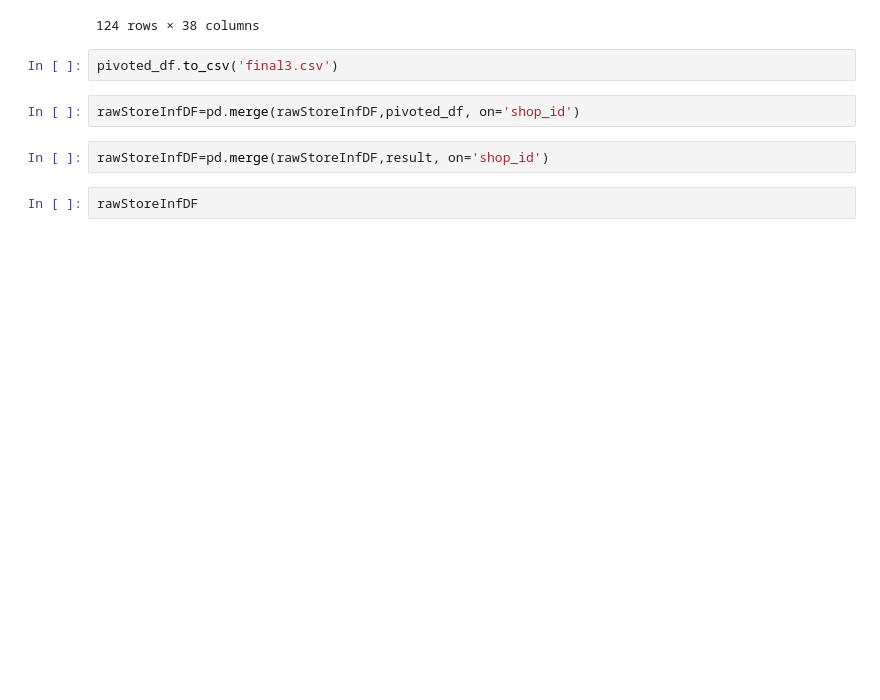
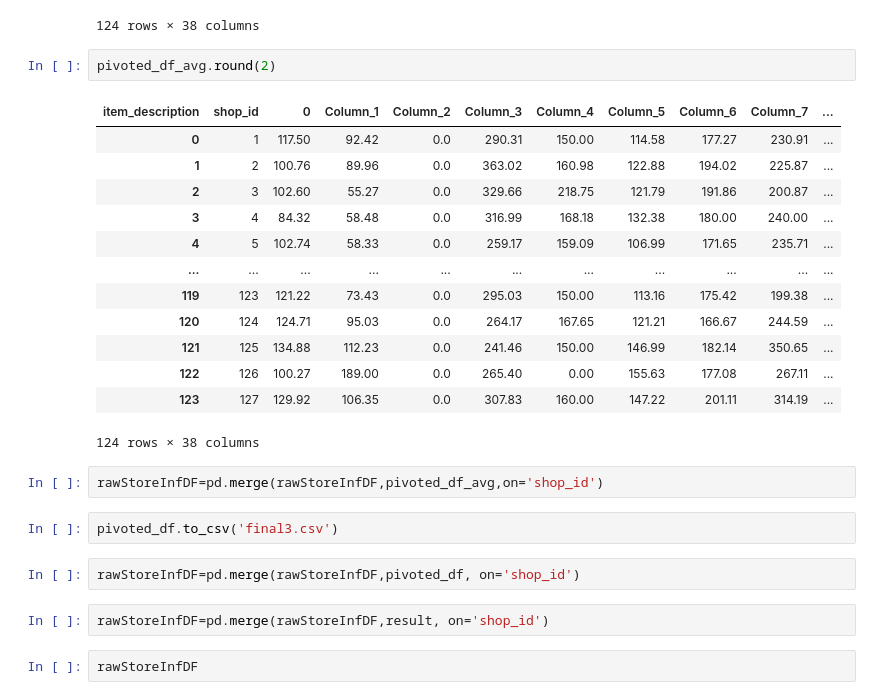
Before and after one commit to codened/DataStorm-4.0, a Jupyter notebook: stormingRoundDay_3/new.ipynb, the cells around one changed output. Drawn from its saved outputs; the diff is of its cells as text; blank space fills up the shorter version.

```diff
--- a/stormingRoundDay_3/new.ipynb
+++ b/stormingRoundDay_3/new.ipynb
@@ -256,6 +256,24 @@ pivoted_df_avg
 | 122 | 126 | 100.270270 | 189.000000 | 0.0 | 265.396825 | 0.000000 | 155.633803 | 177.083333 | 267.113402 | ... |
 | 123 | 127 | 129.920000 | 106.351351 | 0.0 | 307.832700 | 160.000000 | 147.222222 | 201.111111 | 314.193548 | ... |
 124 rows × 38 columns
+# %%
+pivoted_df_avg.round(2)
+# %% [output]
+| item_description | shop_id | 0 | Column_1 | Column_2 | Column_3 | Column_4 | Column_5 | Column_6 | Column_7 | ... |
+| 0 | 1 | 117.50 | 92.42 | 0.0 | 290.31 | 150.00 | 114.58 | 177.27 | 230.91 | ... |
+| 1 | 2 | 100.76 | 89.96 | 0.0 | 363.02 | 160.98 | 122.88 | 194.02 | 225.87 | ... |
+| 2 | 3 | 102.60 | 55.27 | 0.0 | 329.66 | 218.75 | 121.79 | 191.86 | 200.87 | ... |
+| 3 | 4 | 84.32 | 58.48 | 0.0 | 316.99 | 168.18 | 132.38 | 180.00 | 240.00 | ... |
+| 4 | 5 | 102.74 | 58.33 | 0.0 | 259.17 | 159.09 | 106.99 | 171.65 | 235.71 | ... |
+| ... | ... | ... | ... | ... | ... | ... | ... | ... | ... | ... |
+| 119 | 123 | 121.22 | 73.43 | 0.0 | 295.03 | 150.00 | 113.16 | 175.42 | 199.38 | ... |
+| 120 | 124 | 124.71 | 95.03 | 0.0 | 264.17 | 167.65 | 121.21 | 166.67 | 244.59 | ... |
+| 121 | 125 | 134.88 | 112.23 | 0.0 | 241.46 | 150.00 | 146.99 | 182.14 | 350.65 | ... |
+| 122 | 126 | 100.27 | 189.00 | 0.0 | 265.40 | 0.00 | 155.63 | 177.08 | 267.11 | ... |
+| 123 | 127 | 129.92 | 106.35 | 0.0 | 307.83 | 160.00 | 147.22 | 201.11 | 314.19 | ... |
+124 rows × 38 columns
+# %%
+rawStoreInfDF=pd.merge(rawStoreInfDF,pivoted_df_avg,on='shop_id')
 # %%
 pivoted_df.to_csv('final3.csv')
 # %%
```
Also changed, not shown: parts of 10 cells of this notebook, 3 other files.
